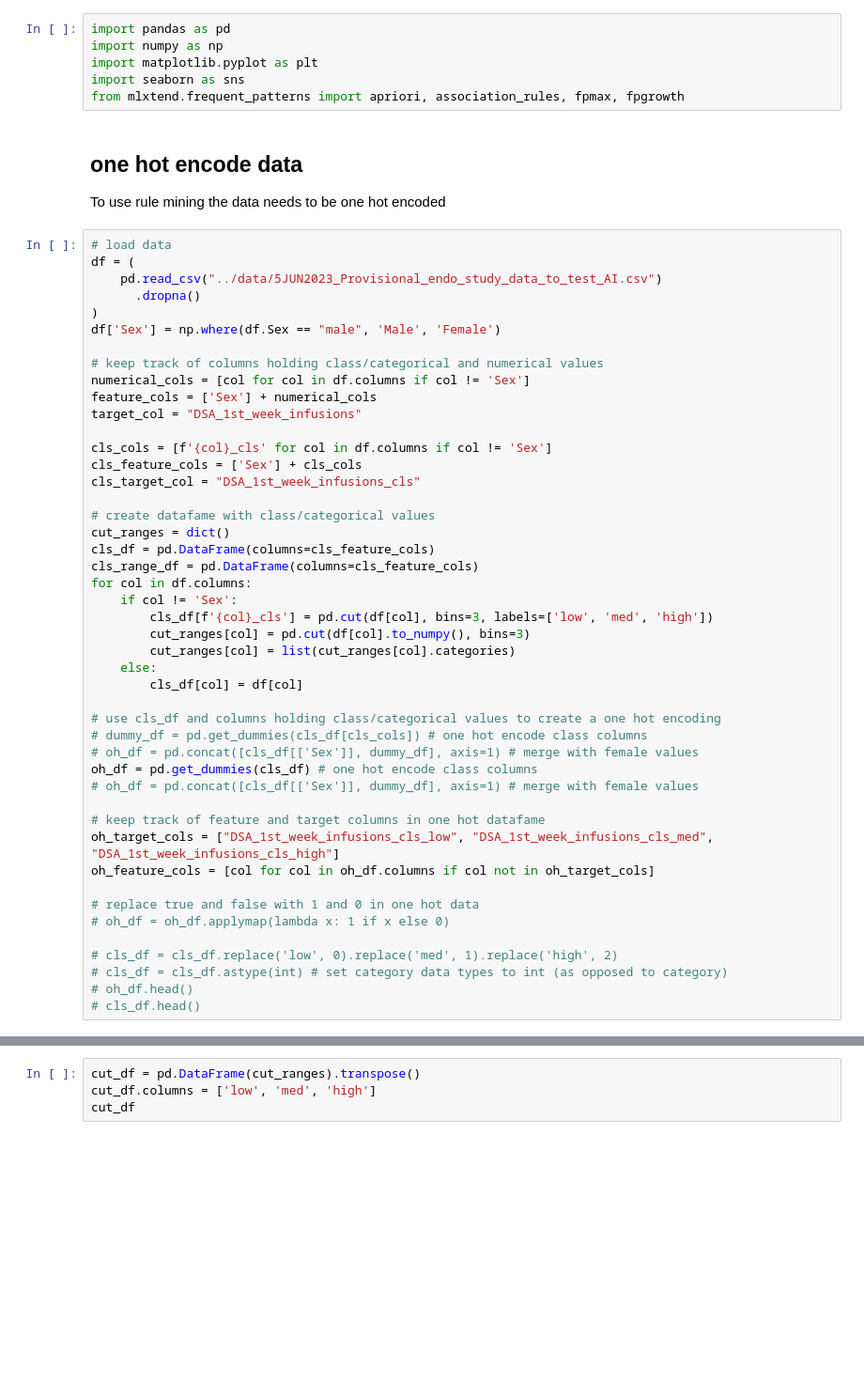
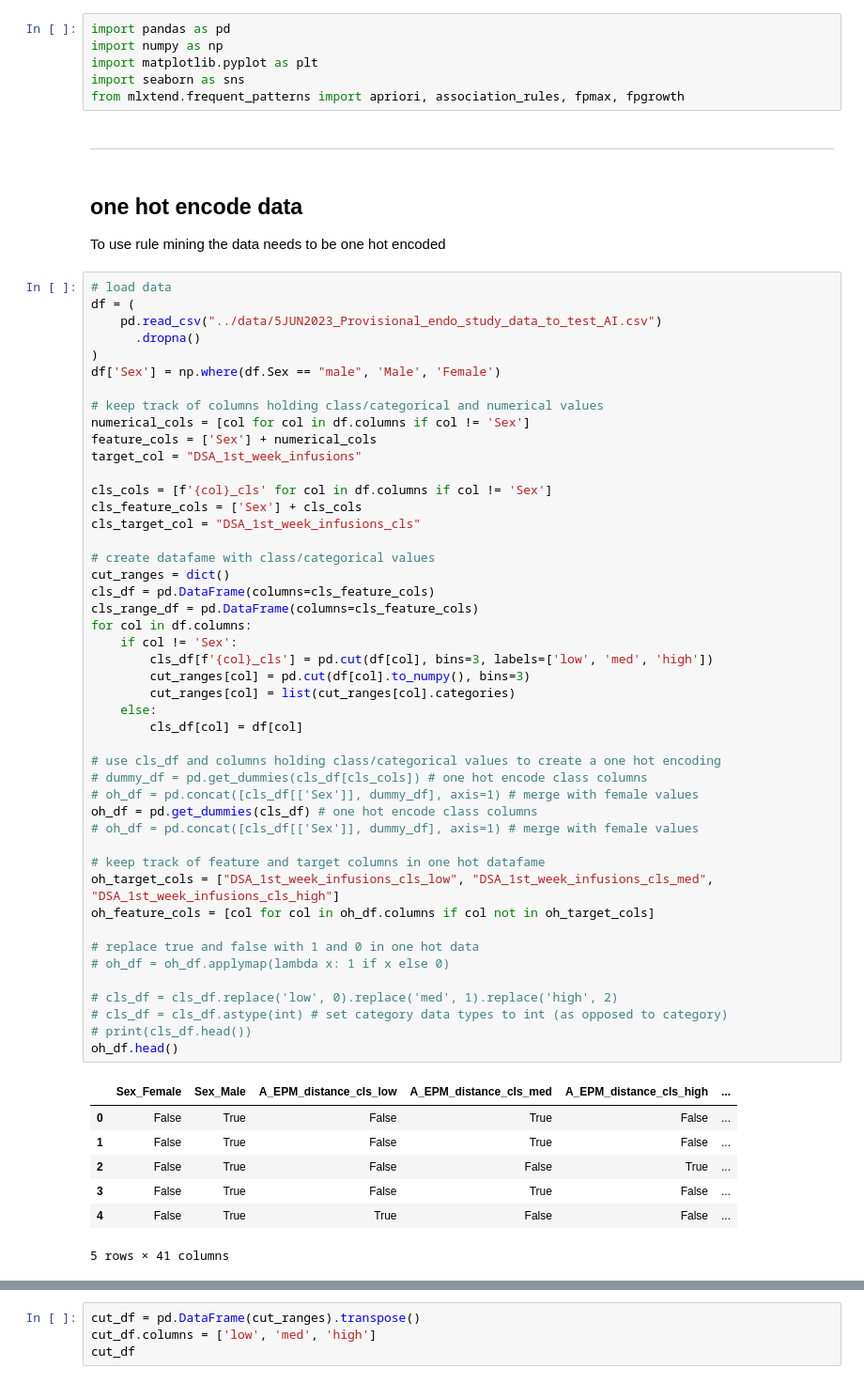
Before and after one commit to uflcod/endophenotype-study-analysis, a Jupyter notebook: notebooks/5JUN2023_rule_mining_3_class.ipynb, the cells around one changed output, grey strips where cells are left out. Shown at 94% size. Cells and saved outputs as stored; diff of their text form; blank space fills up the shorter version.

```diff
--- a/notebooks/5JUN2023_rule_mining.ipynb
+++ b/notebooks/5JUN2023_rule_mining_3_class.ipynb
@@ -65,6 +67,8 @@ import numpy as np
 import matplotlib.pyplot as plt
 import seaborn as sns
 from mlxtend.frequent_patterns import apriori, association_rules, fpmax, fpgrowth
+# %% [markdown]
+---
 # %% [markdown]
 ## one hot encode data
 To use rule mining the data needs to be one hot encoded
@@ -85,32 +89,40 @@ cls_cols = [f'{col}_cls' for col in df.columns if col != 'Sex']
 cls_feature_cols = ['Sex'] + cls_cols
 cls_target_col = "DSA_1st_week_infusions_cls"
 
 # create datafame with class/categorical values
 cut_ranges = dict()
 cls_df = pd.DataFrame(columns=cls_feature_cols)
 cls_range_df = pd.DataFrame(columns=cls_feature_cols)
 for col in df.columns:
     if col != 'Sex':
         cls_df[f'{col}_cls'] = pd.cut(df[col], bins=3, labels=['low', 'med', 'high'])
         cut_ranges[col] = pd.cut(df[col].to_numpy(), bins=3)
         cut_ranges[col] = list(cut_ranges[col].categories)
     else:
         cls_df[col] = df[col]
 
 # use cls_df and columns holding class/categorical values to create a one hot encoding
 # dummy_df = pd.get_dummies(cls_df[cls_cols]) # one hot encode class columns
 # oh_df = pd.concat([cls_df[['Sex']], dummy_df], axis=1) # merge with female values
 oh_df = pd.get_dummies(cls_df) # one hot encode class columns
 # oh_df = pd.concat([cls_df[['Sex']], dummy_df], axis=1) # merge with female values
 
 # keep track of feature and target columns in one hot datafame
 oh_target_cols = ["DSA_1st_week_infusions_cls_low", "DSA_1st_week_infusions_cls_med", "DSA_1st_week_infusions_cls_high"]
 oh_feature_cols = [col for col in oh_df.columns if col not in oh_target_cols]
 
 # replace true and false with 1 and 0 in one hot data
 # oh_df = oh_df.applymap(lambda x: 1 if x else 0)
 
 # cls_df = cls_df.replace('low', 0).replace('med', 1).replace('high', 2)
 # cls_df = cls_df.astype(int) # set category data types to int (as opposed to category)
-# oh_df.head()
-# cls_df.head()
+# print(cls_df.head())
+oh_df.head()
+# %% [output]
+|  | Sex_Female | Sex_Male | A_EPM_distance_cls_low | A_EPM_distance_cls_med | A_EPM_distance_cls_high | ... |
+| 0 | False | True | False | True | False | ... |
+| 1 | False | True | False | True | False | ... |
+| 2 | False | True | False | False | True | ... |
+| 3 | False | True | False | True | False | ... |
+| 4 | False | True | True | False | False | ... |
+5 rows × 41 columns
```
Also changed, not shown: parts of 11 cells of this notebook.
